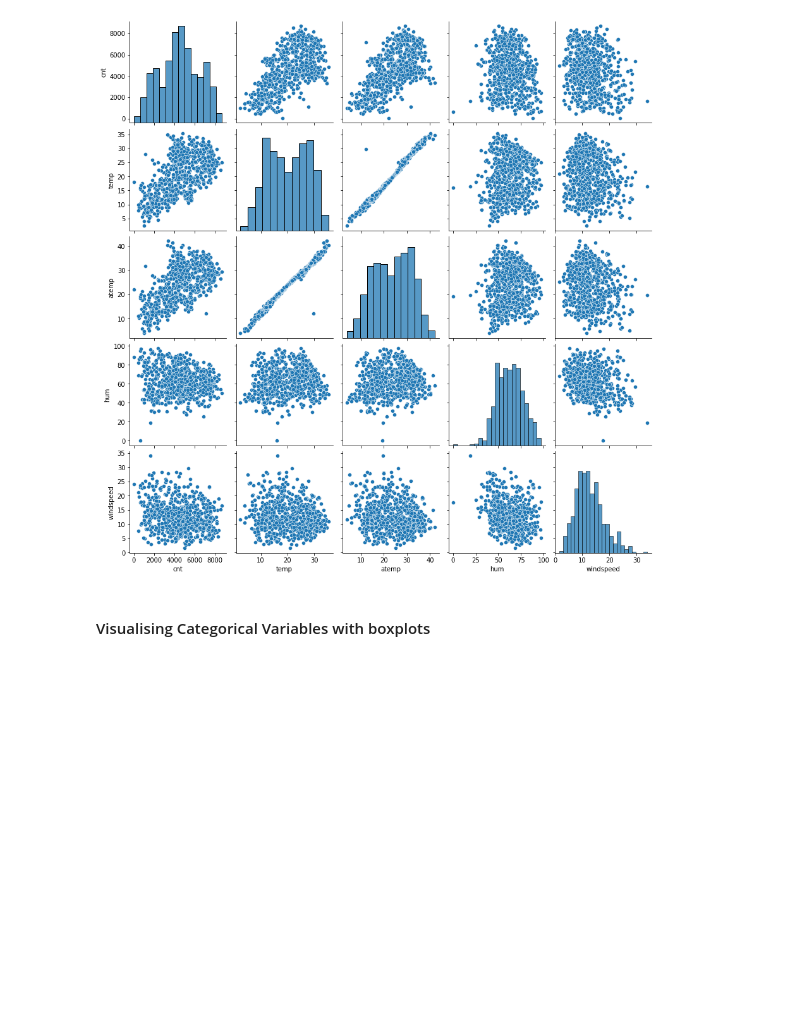
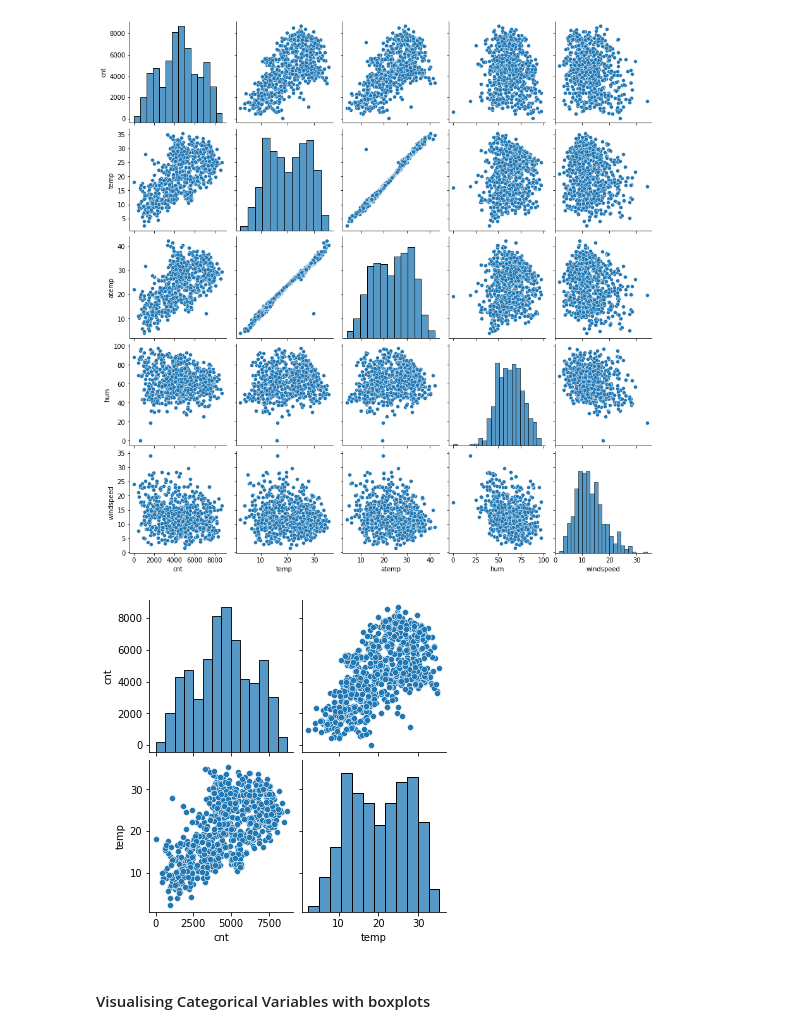
Before and after one commit to geeta-m-desai/BikeSharingCaseStudy, a Jupyter notebook: bike-sharing.ipynb, the cells around one changed output. Drawn from its saved outputs; the diff is of its cells as text; code cells hidden in the pictures; blank space fills up the shorter version.

```diff
--- a/bike-sharing.ipynb
+++ b/bike-sharing.ipynb
@@ -103,6 +103,11 @@ sns.pairplot(data=bike_data,vars=['cnt', 'temp', 'atemp', 'hum','windspeed'])
 plt.show()
 # %% [output]
 [figure]
+# %%
+sns.pairplot(data=bike_data,vars=['cnt','temp'])
+plt.show()
+# %% [output]
+[figure, added]
 # %% [markdown]
 #### Visualising Categorical Variables with boxplots
 # %%
```
Also changed, not shown: 4 other files.
